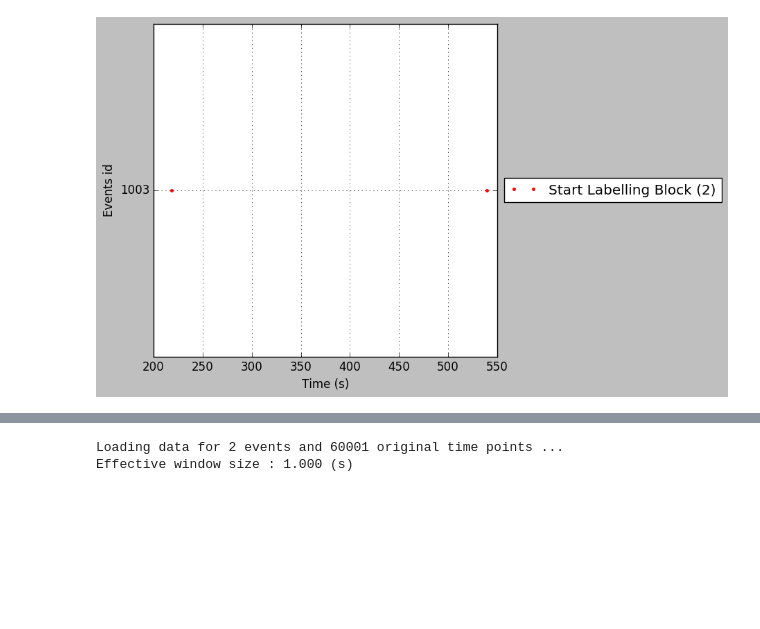
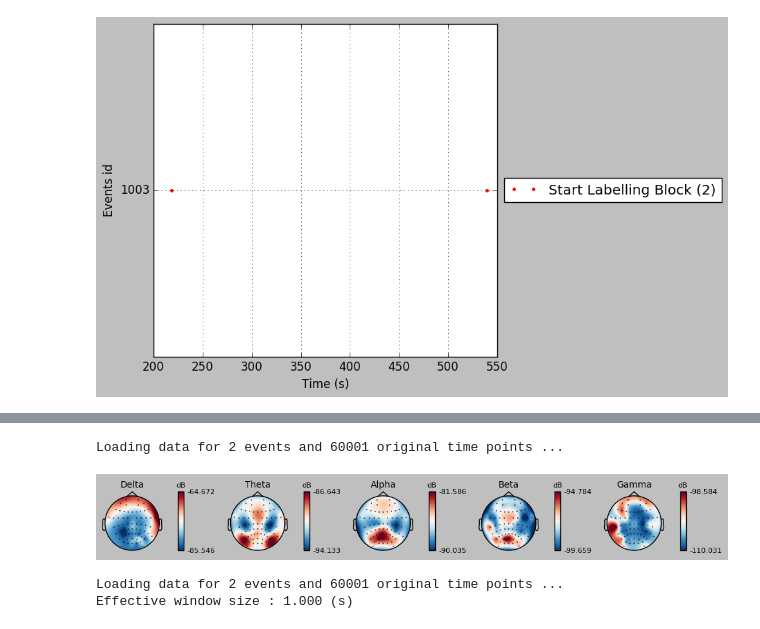
Before and after one commit to voytekresearch/EEGMapping, a Jupyter notebook: MNE-LocalData.ipynb, the cells around one changed output, grey strips where cells are left out. Saved outputs shown, nothing was run; the diff lists cells and outputs as text; code cells hidden in the pictures; blank space fills up the shorter version.

```diff
--- a/MNE-LocalData.ipynb
+++ b/MNE-LocalData.ipynb
@@ -207,3 +213,8 @@ Loading data for 2 events and 60001 original time points ...
+# %%
+epochs.plot_psd_topomap()
+# %% [output]
+Loading data for 2 events and 60001 original time points ...
+[figure, added]
 # %%
 # Calculate PSDs
 psds, freqs = mne.time_frequency.psd_welch(epochs, fmin=3., fmax=40., n_fft=500)
```
Also changed, not shown: parts of 39 cells of this notebook.
